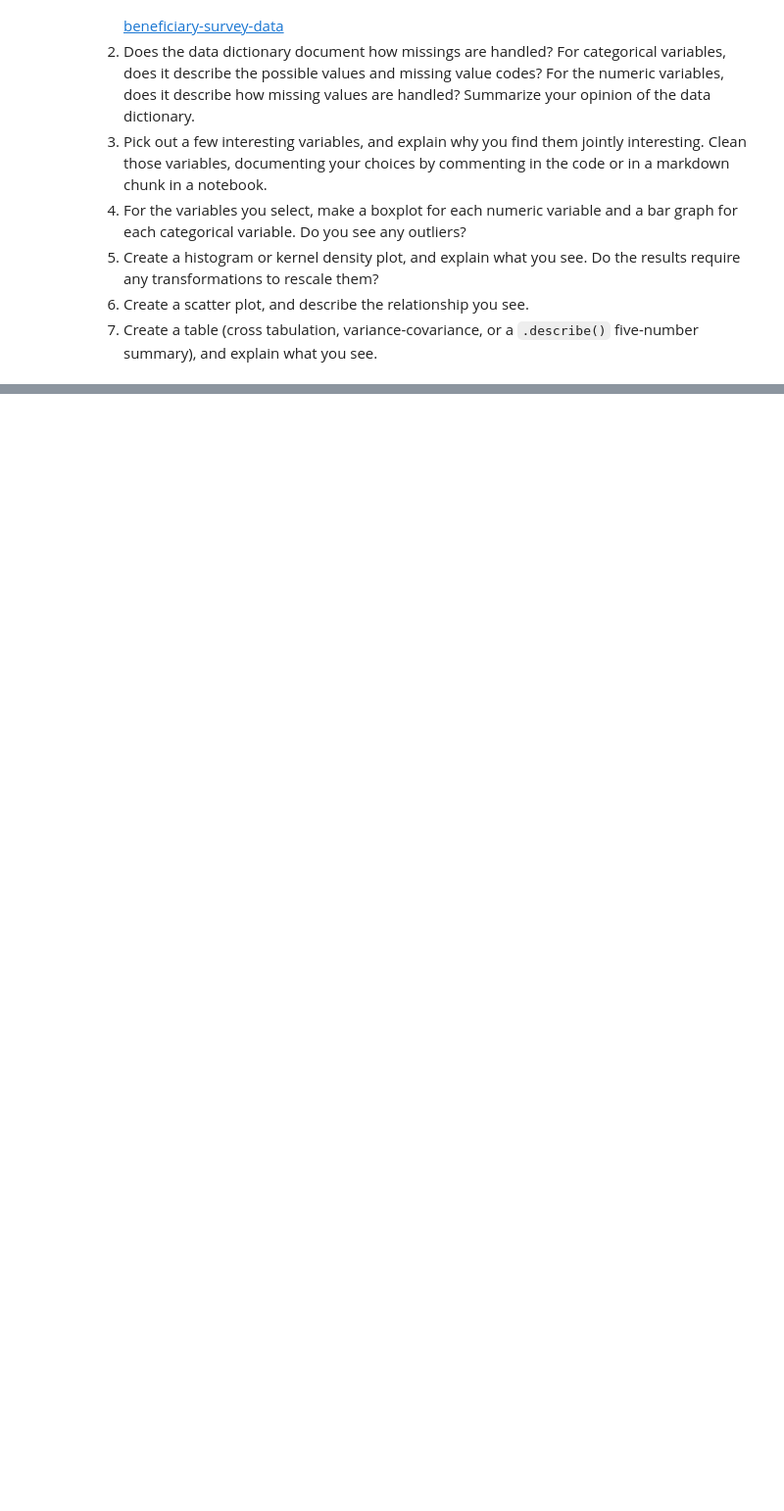
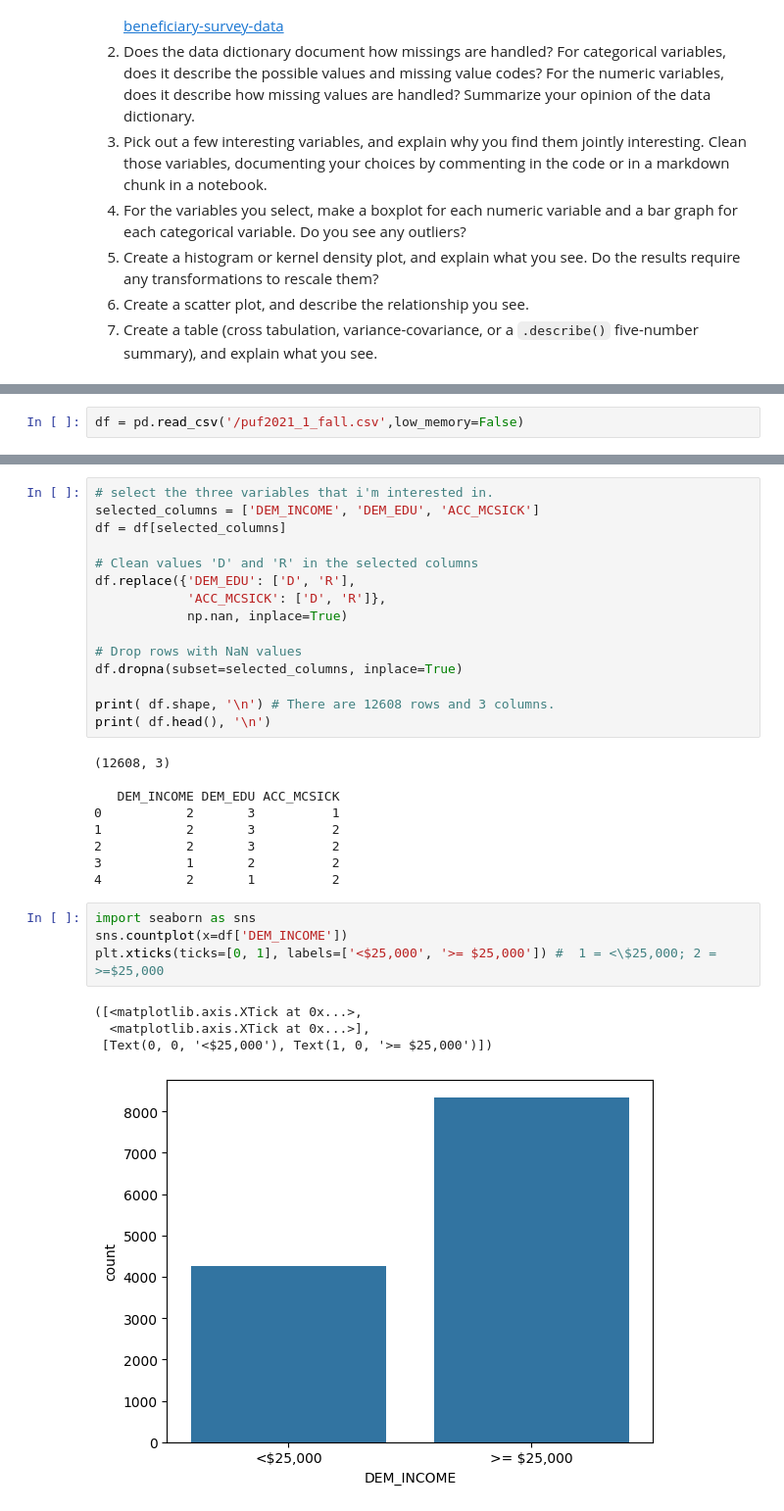
Before and after one commit to LindaMjw/visualization, a Jupyter notebook: assignment/assignment.ipynb, the cells around one changed output, grey strips where cells are left out. Shown at 98% size. Cells and saved outputs as stored; diff of their text form; blank space fills up the shorter version.

```diff
--- a/assignment/assignment.ipynb
+++ b/assignment/assignment.ipynb
@@ -257,0 +258,2 @@ Vaccines", it says "or if blank, for the prior week."
+# %%
+df = pd.read_csv('/puf2021_1_fall.csv',low_memory=False)
@@ -257,0 +304,33 @@ Vaccines", it says "or if blank, for the prior week."
+# %%
+# select the three variables that i'm interested in.
+selected_columns = ['DEM_INCOME', 'DEM_EDU', 'ACC_MCSICK']
+df = df[selected_columns]
+
+# Clean values 'D' and 'R' in the selected columns
+df.replace({'DEM_EDU': ['D', 'R'],
+            'ACC_MCSICK': ['D', 'R']},
+            np.nan, inplace=True)
+
+# Drop rows with NaN values
+df.dropna(subset=selected_columns, inplace=True)
+
+print( df.shape, '\n') # There are 12608 rows and 3 columns.
+print( df.head(), '\n')
+# %% [output]
+(12608, 3)
+
+   DEM_INCOME DEM_EDU ACC_MCSICK
+0           2       3          1
+1           2       3          2
+2           2       3          2
+3           1       2          2
+4           2       1          2
+# %%
+import seaborn as sns
+sns.countplot(x=df['DEM_INCOME'])
+plt.xticks(ticks=[0, 1], labels=['<$25,000', '>= $25,000']) #  1 = <\$25,000; 2 = >=$25,000
+# %% [output]
+([<matplotlib.axis.XTick at 0x...>,
+  <matplotlib.axis.XTick at 0x...>],
+ [Text(0, 0, '<$25,000'), Text(1, 0, '>= $25,000')])
+[figure, added]
```
Also changed, not shown: parts of 6 cells of this notebook.
